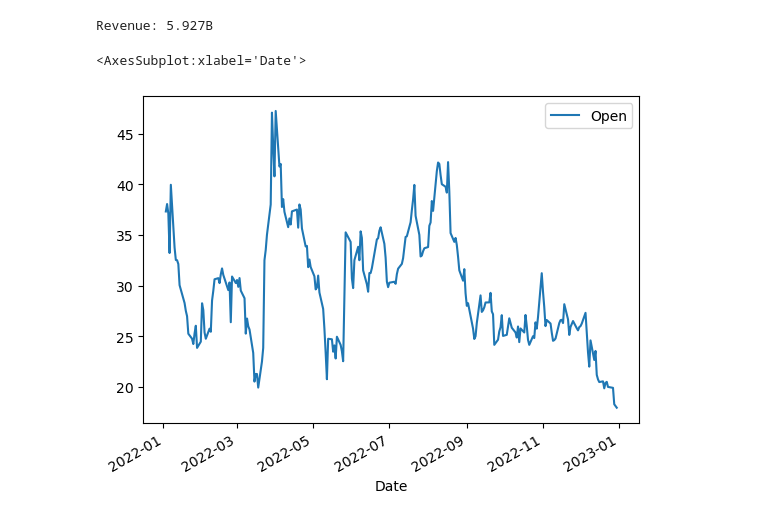
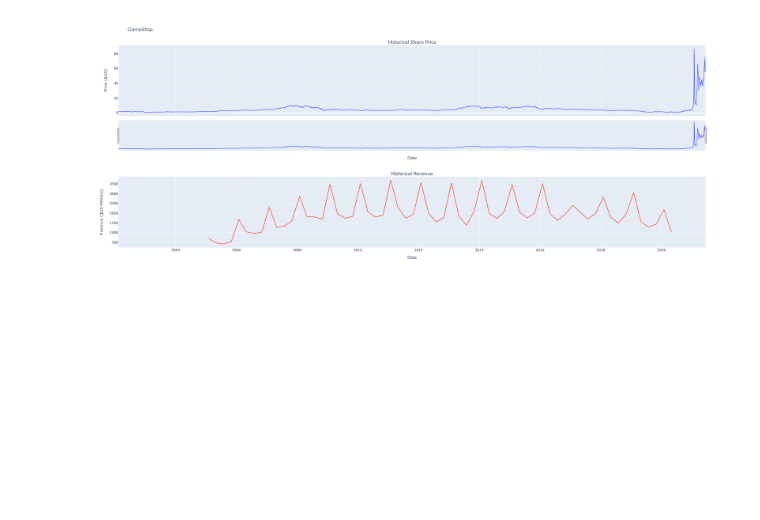
Before and after one commit to Sharkowsky/stockplayground, a Jupyter notebook: Tesla&GameStop.ipynb, the cells around one changed output. Cells and saved outputs as stored; diff of their text form; code cells hidden in the pictures; blank space fills up the shorter version.

```diff
--- a/Tesla&GameStop.ipynb
+++ b/Tesla&GameStop.ipynb
@@ -61,7 +89,8 @@ Revenue: 86.035B
 # %%
 # Question 3 - Extracting GameStop Stock Data Using yfinance
-import yfinance as yf
+gme = yf.Ticker("GME")
 
-gme_data = yf.download("GME", start="2022-01-01", end="2022-12-31")
+gme_data = gme.history(period="max")
+gme_data.reset_index(inplace=True)
 gme_data.head()
 # %% [output]
@@ -76,19 +103,16 @@ gme_data.head()
 # %%
 # Question 4 - Extracting GameStop Revenue Data Using Webscraping
-import pandas as pd
-import requests
-from bs4 import BeautifulSoup
+data = requests.get("https://cf-courses-data.s3.us.cloud-object-storage.appdomain.cloud/IBMDeveloperSkillsNetwork-PY0220EN-SkillsNetwork/labs/project/stock.html").text
+soup = BeautifulSoup(data,"html.parser")
+tables = soup.find_all('table')
 
-data  = requests.get("https://www.cnbc.com/quotes/GME?qsearchterm=GME").text
-soup = BeautifulSoup(data, 'html5lib')
+for index, table in enumerate(tables):
+    if "GameStop Quarterly Revenue" in str(table):
+        table_index = index
 
-gme_df = pd.DataFrame(columns=["Attribute", "Value"])
+gme_revenue = pd.read_html(str(tables[1]), flavor="bs4")[0]
 
-for row in soup.find('ul', class_='Summary-ratios').find_all('li', class_='Summary-stat'):
-    col = row.find_all('span')
-    attribute = col[0].text
-    value = col[1].text
-    gme_df = gme_df.append({"Attribute":attribute, "Value":value}, ignore_index=True)
-
-print('Revenue: ' + gme_df.iloc[5,1])
+gme_revenue = gme_revenue.rename(columns={'GameStop Quarterly Revenue(Millions of US $)': 'Date', 'GameStop Quarterly Revenue(Millions of US $).1': 'Revenue'})
+gme_revenue["Revenue"] = gme_revenue['Revenue'].str.replace(',|\$',"")
+gme_revenue.tail()
 # %% [output]
@@ -105,9 +130,5 @@ Revenue: 86.035B
 # %%
 # Question 6 - GameStop Stock and Revenue Dashboard
-print('Revenue: ' + gme_df.iloc[5,1])
-gme_data.reset_index(inplace=True)
-gme_data.plot(x="Date", y="Open")
+make_graph(gme_data, gme_revenue, 'GameStop')
 # %% [output]
-Revenue: 5.927B
-<AxesSubplot:xlabel='Date'>
-[figure, old version]
+[figure, new version]
```
Also changed, not shown: parts of 8 cells of this notebook, 6 other files.
